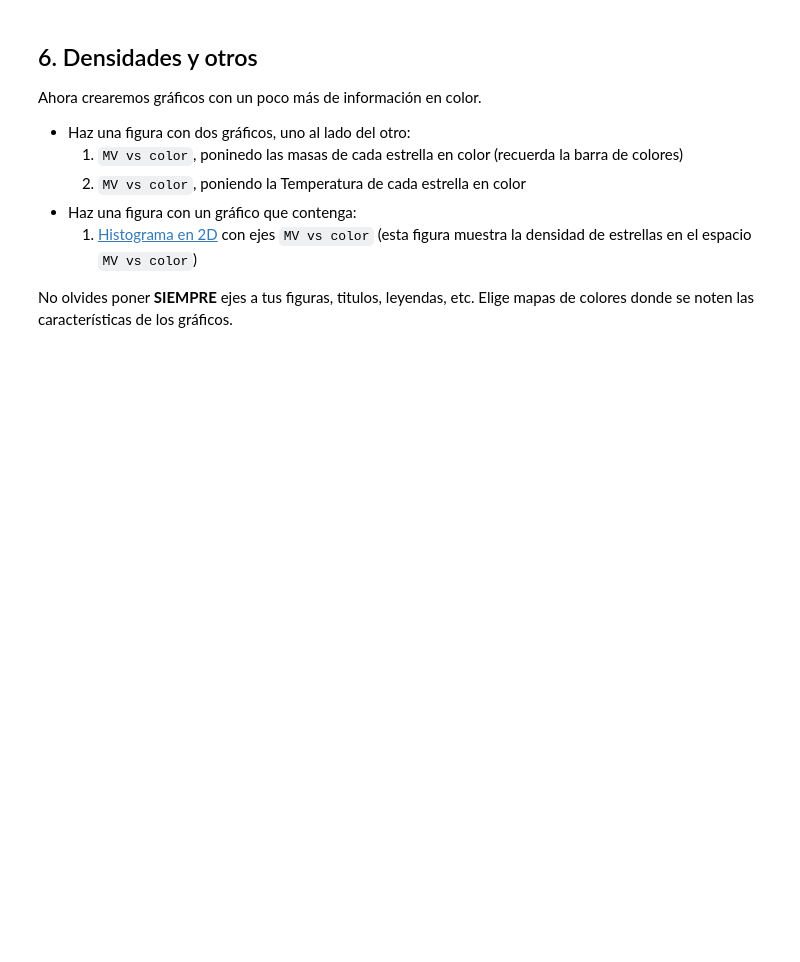
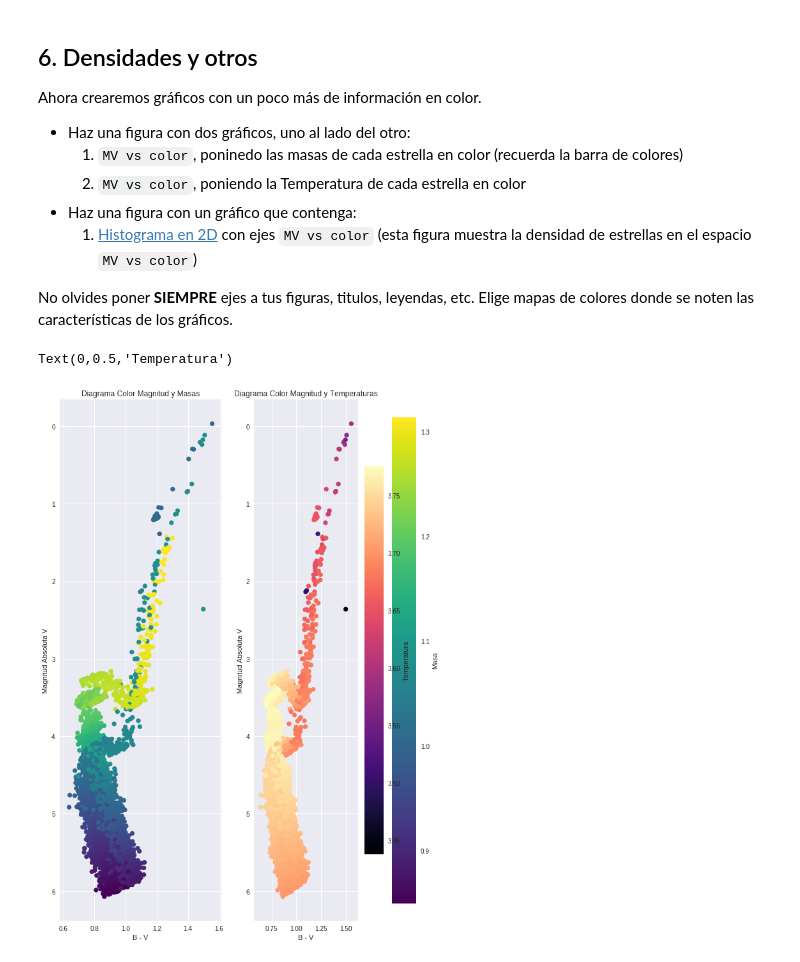
Before and after one commit to niccoma/minitarea2, a Jupyter notebook: minitarea2.ipynb, the cells around one changed output. Saved outputs shown, nothing was run; the diff lists cells and outputs as text; code cells hidden in the pictures; blank space fills up the shorter version.

```diff
--- a/minitarea2.ipynb
+++ b/minitarea2.ipynb
@@ -178,0 +175,27 @@ No olvides poner **SIEMPRE** ejes a tus figuras, titulos, leyendas, etc. Elige m
+# %%
+# plot cmd + masa / smd + temp
+Mss = datos_filtrados[:,5]
+T = datos_filtrados[:,4]
+
+fig, ax1 = plt.subplots(figsize = (10,15), ncols = 2)
+
+cmdmass = ax1[0].scatter(color, MV, c = Mss, cmap = 'viridis')
+c1 = fig.colorbar(cmdmass)
+ax1[0].invert_yaxis()
+ax1[0].set_ylabel('Magnitud Absoluta V')
+ax1[0].set_xlabel('B - V')
+ax1[0].set_title('Diagrama Color Magnitud y Masas')
+ax1[0].legend()
+c1.ax.set_ylabel('Masa', rotation=90)
+
+cmdt = ax1[1].scatter(color, MV, c = T, cmap = 'magma')
+c2 = fig.colorbar(cmdt)
+ax1[1].invert_yaxis()
+ax1[1].set_ylabel('Magnitud Absoluta V')
+ax1[1].set_xlabel('B - V')
+ax1[1].set_title('Diagrama Color Magnitud y Temperaturas')
+ax1[1].legend()
+c2.ax.set_ylabel('Temperatura', rotation=90)
+# %% [output]
+Text(0,0.5,'Temperatura')
+[figure, added]
```
Also changed, not shown: parts of 6 cells of this notebook.
